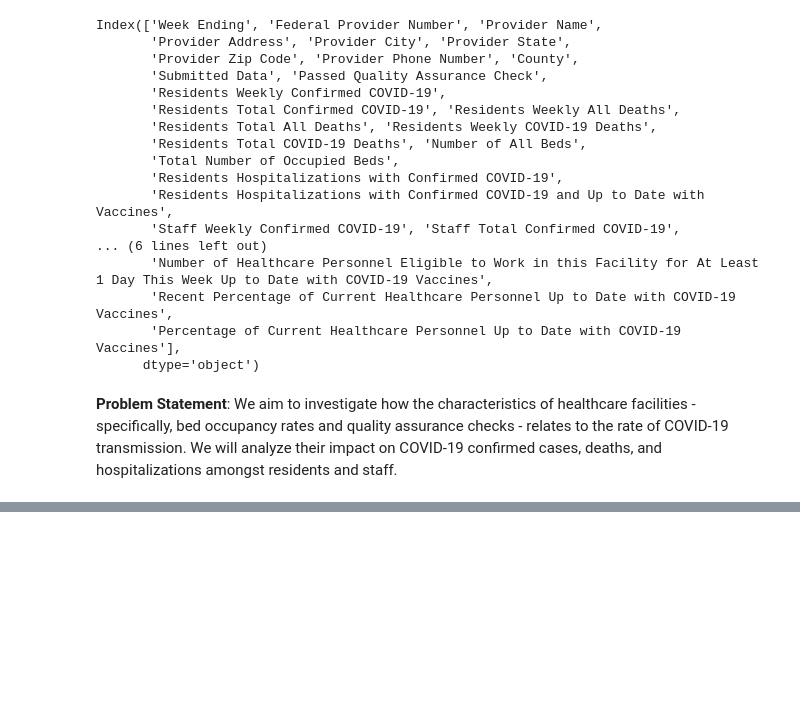
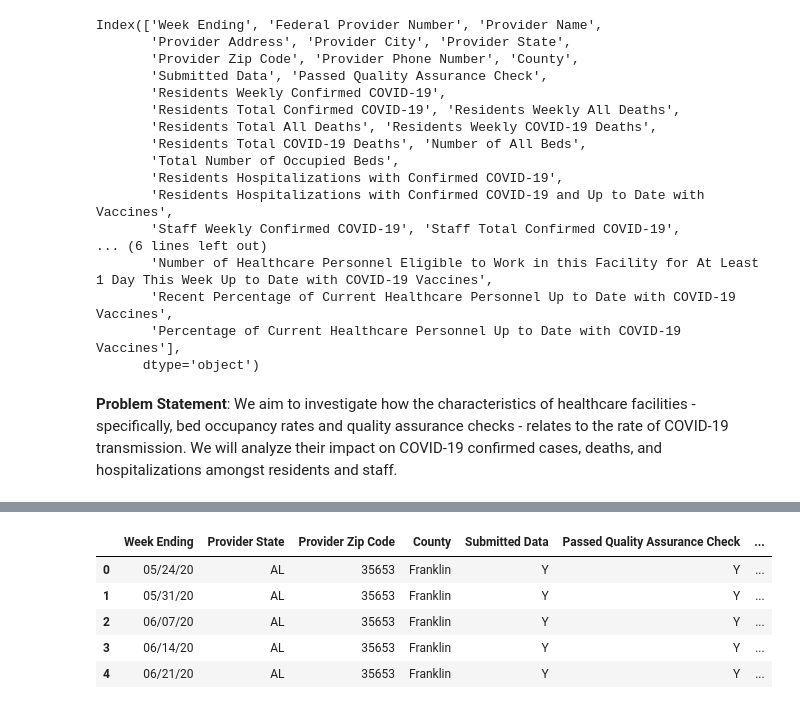
Before and after one commit to heiditam/covid19_nursing_home, a Jupyter notebook: data_exploration.ipynb, the cells around one changed output, grey strips where cells are left out. Drawn from its saved outputs; the diff is of its cells as text; code cells hidden in the pictures; blank space fills up the shorter version.

```diff
--- a/data_exploration.ipynb
+++ b/data_exploration.ipynb
@@ -44,0 +62,12 @@ Index(['Week Ending', 'Federal Provider Number', 'Provider Name',
+# %%
+# Drop the columns with mostly NaN values - they are unimportant to us
+dropped = data.drop(columns=['Number of Residents who are Up to Date on COVID-19 Vaccinations, 14 Days or More Before Positive Test', \
+                             'Number of Residents Staying in this Facility for At Least 1 Day This Week', \
+                            'Number of All Healthcare Personnel Eligible to Work in this Facility for At Least 1 Day This Week', \
+                            'Number of Residents Staying in this Facility for At Least 1 Day This Week Up to Date with COVID-19 Vaccines', \
+                            'Recent Percentage of Current Residents Up to Date with COVID-19 Vaccines', \
+                            'Percentage of Current Residents Up to Date with COVID-19 Vaccines', \
+                            'Number of Healthcare Personnel Eligible to Work in this Facility for At Least 1 Day This Week Up to Date with COVID-19 Vaccines', \
+                            'Recent Percentage of Current Healthcare Personnel Up to Date with COVID-19 Vaccines', \
+                            'Percentage of Current Healthcare Personnel Up to Date with COVID-19 Vaccines'])
+dropped.head()
@@ -44,0 +82,12 @@ Index(['Week Ending', 'Federal Provider Number', 'Provider Name',
+# %%
+# Remove identifiers because they are not necessary for this analysis
+without_identifiers = dropped.drop(columns = ['Federal Provider Number', 'Provider Name', 'Provider Address', 'Provider City',\
+                                              'Provider Phone Number'])
+without_identifiers.head()
+# %% [output]
+|  | Week Ending | Provider State | Provider Zip Code | County | Submitted Data | Passed Quality Assurance Check | ... |
+| 0 | 05/24/20 | AL | 35653 | Franklin | Y | Y | ... |
+| 1 | 05/31/20 | AL | 35653 | Franklin | Y | Y | ... |
+| 2 | 06/07/20 | AL | 35653 | Franklin | Y | Y | ... |
+| 3 | 06/14/20 | AL | 35653 | Franklin | Y | Y | ... |
+| 4 | 06/21/20 | AL | 35653 | Franklin | Y | Y | ... |
```
Also changed, not shown: parts of 8 cells of this notebook.
